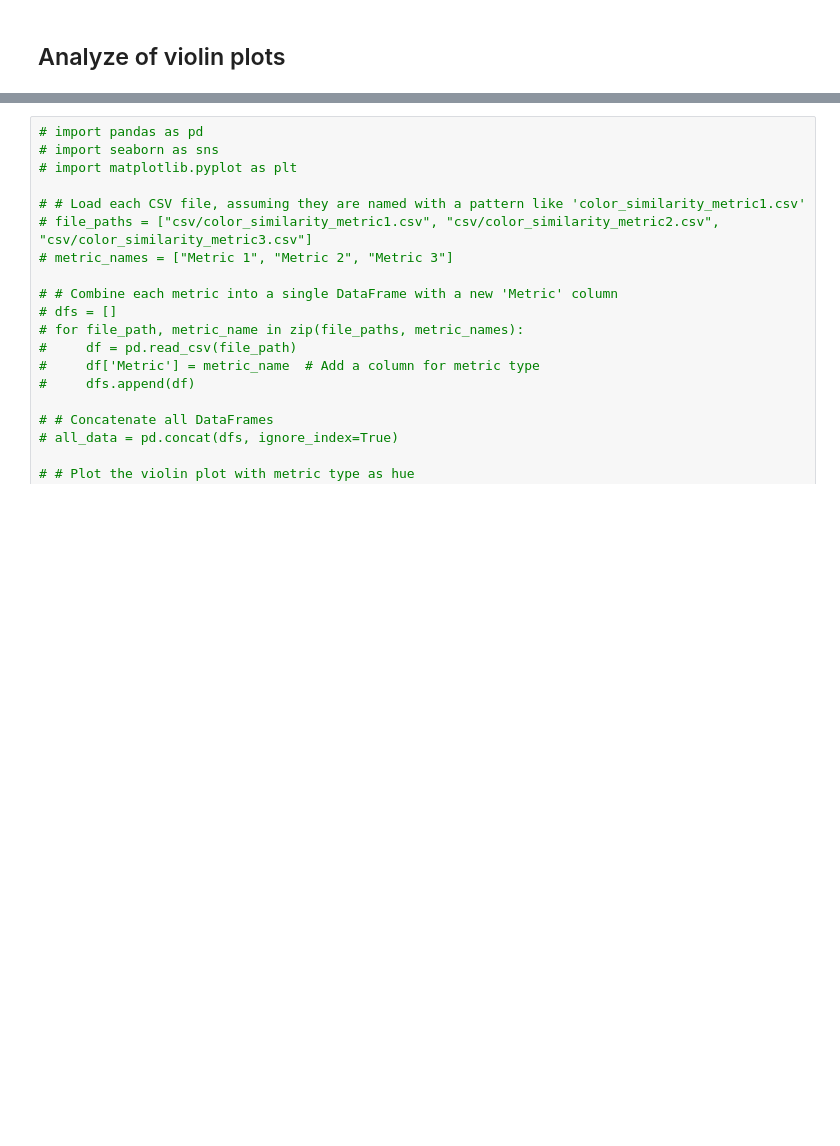
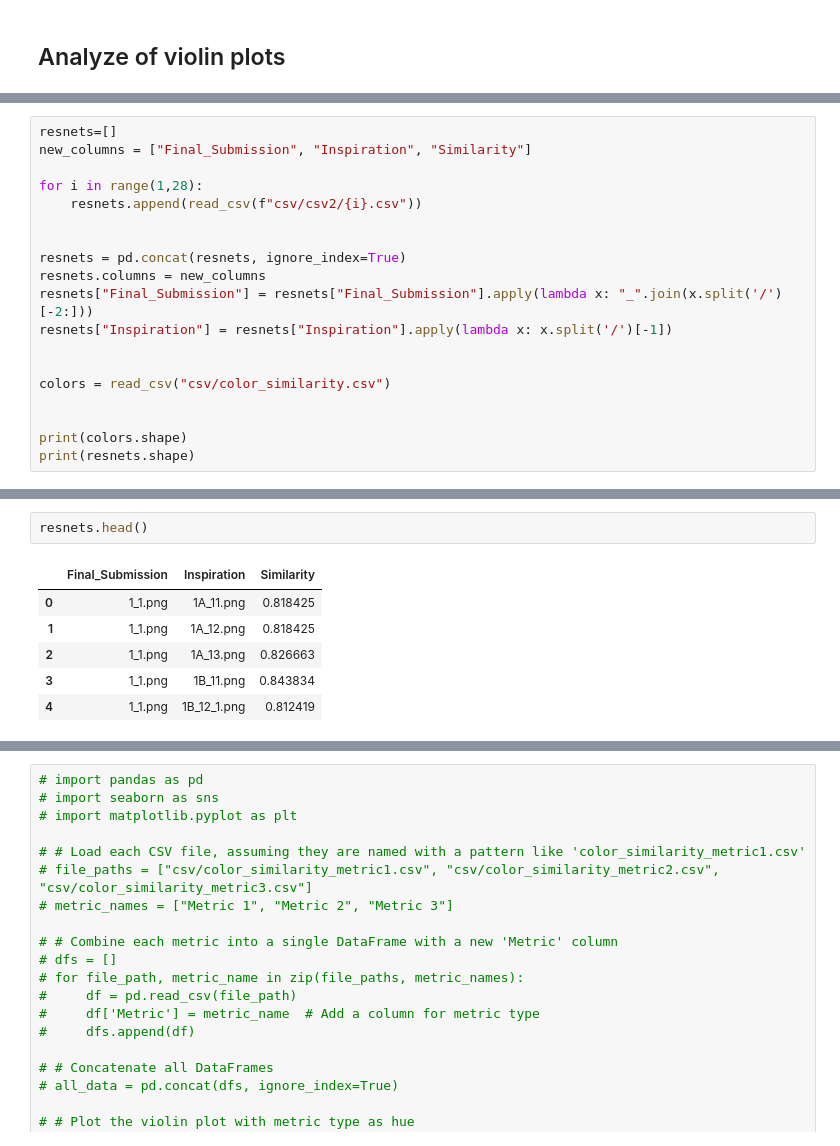
Before and after one commit to adamtms/AI-nspired, a Jupyter notebook: different_simmilarity_metrics.ipynb, the cells around one changed output, grey strips where cells are left out. Saved outputs shown, nothing was run; the diff lists cells and outputs as text; blank space fills up the shorter version.

```diff
--- a/different_simmilarity_metrics.ipynb
+++ b/different_simmilarity_metrics.ipynb
@@ -94,0 +91,19 @@ colors.head()
+# %%
+resnets=[]
+new_columns = ["Final_Submission", "Inspiration", "Similarity"]
+
+for i in range(1,28):
+    resnets.append(read_csv(f"csv/csv2/{i}.csv"))
+
+
+resnets = pd.concat(resnets, ignore_index=True)
+resnets.columns = new_columns
+resnets["Final_Submission"] = resnets["Final_Submission"].apply(lambda x: "_".join(x.split('/')[-2:]))
+resnets["Inspiration"] = resnets["Inspiration"].apply(lambda x: x.split('/')[-1])
+
+
+colors = read_csv("csv/color_similarity.csv")
+
+
+print(colors.shape)
+print(resnets.shape)
@@ -94,0 +122,9 @@ colors.head()
+# %%
+resnets.head()
+# %% [output]
+|  | Final_Submission | Inspiration | Similarity |
+| 0 | 1_1.png | 1A_11.png | 0.818425 |
+| 1 | 1_1.png | 1A_12.png | 0.818425 |
+| 2 | 1_1.png | 1A_13.png | 0.826663 |
+| 3 | 1_1.png | 1B_11.png | 0.843834 |
+| 4 | 1_1.png | 1B_12_1.png | 0.812419 |
```
Also changed, not shown: parts of 4 cells of this notebook, 27 other files.
